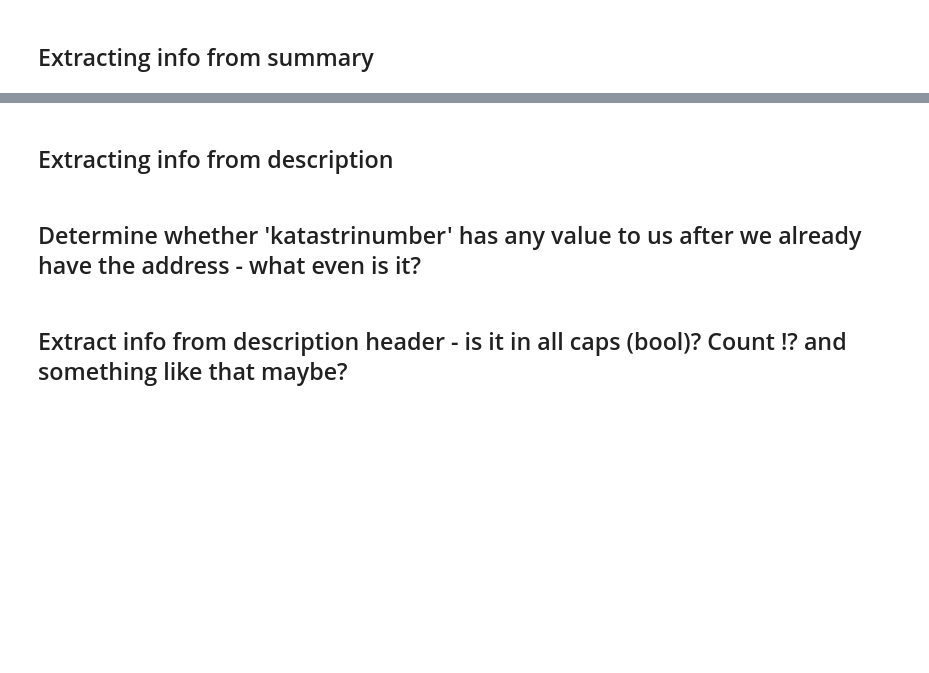
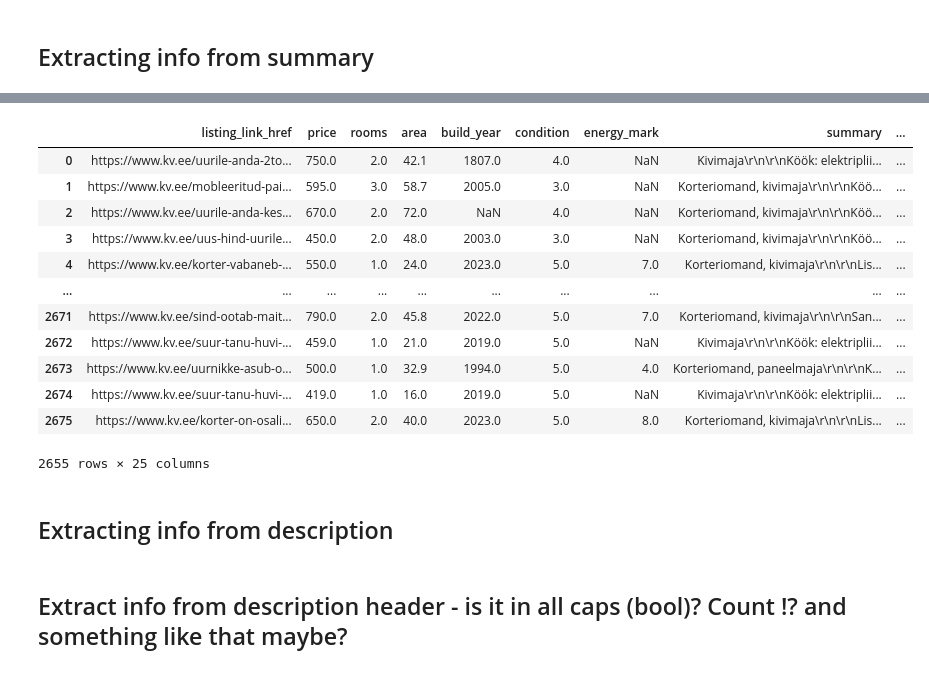
Before and after one commit to S33bu/DS_RENT, a Jupyter notebook: kv-data-cleanup.ipynb, the cells around one changed output, grey strips where cells are left out. Saved outputs shown, nothing was run; the diff lists cells and outputs as text; code cells hidden in the pictures; blank space fills up the shorter version.

Commit message:
Removed some outliers, extracted utility costs (summer-winter), cleaned up prepayment, made some adjustments to prices, utilities, extracted address from listings.

```diff
--- a/kv-data-cleanup.ipynb
+++ b/kv-data-cleanup.ipynb
@@ -244,0 +269,13 @@ data = data.drop(2145)
+# %%
+# if one exists and other doesn't, copy value from one to the other.
+# this is not a perfect solution, but still gives us about 30 extra rows to work with.
+data.loc[(data['utility_summer'].isna()) & (data['utility_winter'].notna()), 'utility_summer'] = data['utility_winter']
+data.loc[(data['utility_winter'].isna()) & (data['utility_summer'].notna()), 'utility_winter'] = data['utility_summer']
+# %%
+# 2 posts are badly formatted and very difficult to parse
+data = data.drop([510, 1693])
+# %%
+# 1 post (2133) had an utility bill of over 100 000€ summer/winter. let's replace that with NaN
+# 2 posts have utility bills equal to the rent, while saying that utility bills are fixed
+data.loc[2133, 'utility_summer'] = np.nan
+data.loc[2133, 'utility_winter'] = np.nan
@@ -253,0 +323,14 @@ data = data.drop(2145)
+# %%
+# COUNTY, MUNICIPALITY?, CITY, (DISTRICT)*, STREET_ADDRESS
+# I think we will try to go with the first two fields for county and municipality or city, then take the last field for a street address
+def extract_address_components(address):
+    parts = address.split(',')
+    county = parts[0].strip()
+    # replacing "vald" (abbr. for municipality) reduces complexity and unique variables while resulting a small data loss that the street address often solves
+    mun_or_city = parts[1].replace(' vald', '').strip()
+    # replacing "tn" (abbreviation for street) makes it more suitable for different APIs, for example, OpenStreetMap, if we decide to use that
+    street_adr = parts[-1].replace(' tn', '').strip()
+    return county, mun_or_city, street_adr
+
+data[['county', 'mun_or_city', 'street_adr']] = data['listing_link'].apply(lambda x: pd.Series(extract_address_components(x)))
+data = data.drop(['listing_link'], axis=1)
@@ -256,8 +379,22 @@ data = data.drop(2145)
+# %%
+data
+# %% [output]
+|  | listing_link_href | price | rooms | area | build_year | condition | energy_mark | summary | ... |
+| 0 | https://www.kv.ee/uurile-anda-2to... | 750.0 | 2.0 | 42.1 | 1807.0 | 4.0 | NaN | Kivimaja\r\n\r\nKöök: elektriplii... | ... |
+| 1 | https://www.kv.ee/mobleeritud-pai... | 595.0 | 3.0 | 58.7 | 2005.0 | 3.0 | NaN | Korteriomand, kivimaja\r\n\r\nKöö... | ... |
+| 2 | https://www.kv.ee/uurile-anda-kes... | 670.0 | 2.0 | 72.0 | NaN | 4.0 | NaN | Korteriomand, kivimaja\r\n\r\nKöö... | ... |
+| 3 | https://www.kv.ee/uus-hind-uurile... | 450.0 | 2.0 | 48.0 | 2003.0 | 3.0 | NaN | Korteriomand, kivimaja\r\n\r\nKöö... | ... |
+| 4 | https://www.kv.ee/korter-vabaneb-... | 550.0 | 1.0 | 24.0 | 2023.0 | 5.0 | 7.0 | Korteriomand, kivimaja\r\n\r\nLis... | ... |
+| ... | ... | ... | ... | ... | ... | ... | ... | ... | ... |
+| 2671 | https://www.kv.ee/sind-ootab-mait... | 790.0 | 2.0 | 45.8 | 2022.0 | 5.0 | 7.0 | Korteriomand, kivimaja\r\n\r\nSan... | ... |
+| 2672 | https://www.kv.ee/suur-tanu-huvi-... | 459.0 | 1.0 | 21.0 | 2019.0 | 5.0 | NaN | Kivimaja\r\n\r\nKöök: elektriplii... | ... |
+| 2673 | https://www.kv.ee/uurnikke-asub-o... | 500.0 | 1.0 | 32.9 | 1994.0 | 5.0 | 4.0 | Korteriomand, paneelmaja\r\n\r\nK... | ... |
+| 2674 | https://www.kv.ee/suur-tanu-huvi-... | 419.0 | 1.0 | 16.0 | 2019.0 | 5.0 | NaN | Kivimaja\r\n\r\nKöök: elektriplii... | ... |
+| 2675 | https://www.kv.ee/korter-on-osali... | 650.0 | 2.0 | 40.0 | 2023.0 | 5.0 | 8.0 | Korteriomand, kivimaja\r\n\r\nLis... | ... |
+2655 rows × 25 columns
 # %%
 # TODO
 # %% [markdown]
 ## Extracting info from description
 # %%
 # TODO
-# %% [markdown]
-## Determine whether 'katastrinumber' has any value to us after we already have the address - what even is it?
```
Also changed, not shown: parts of 39 cells of this notebook.
